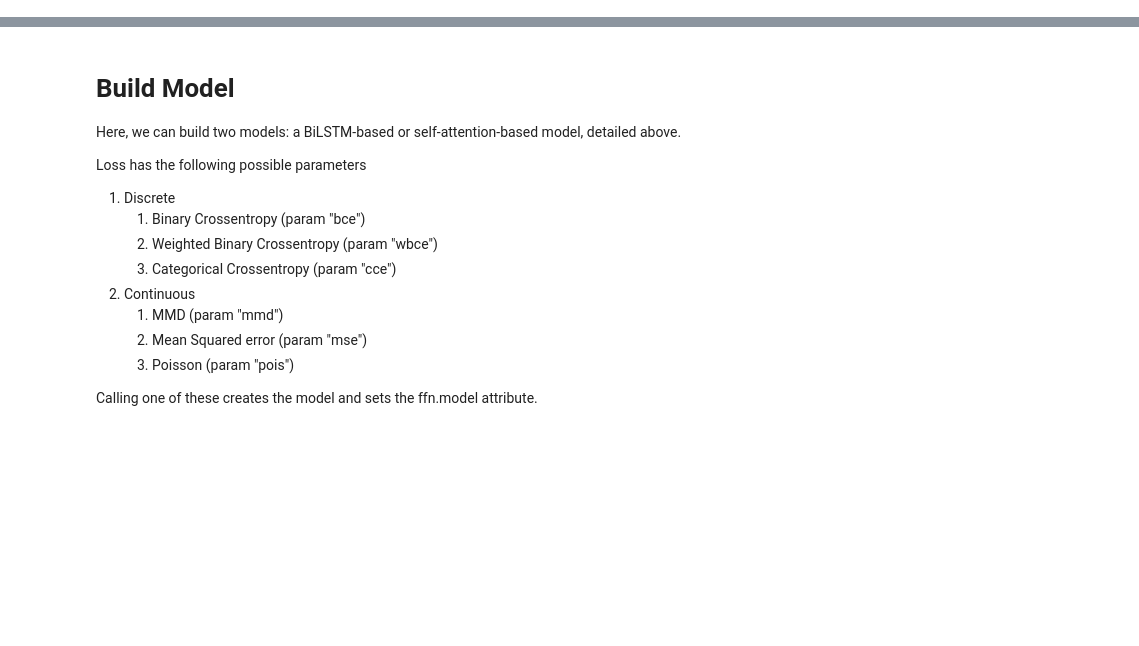
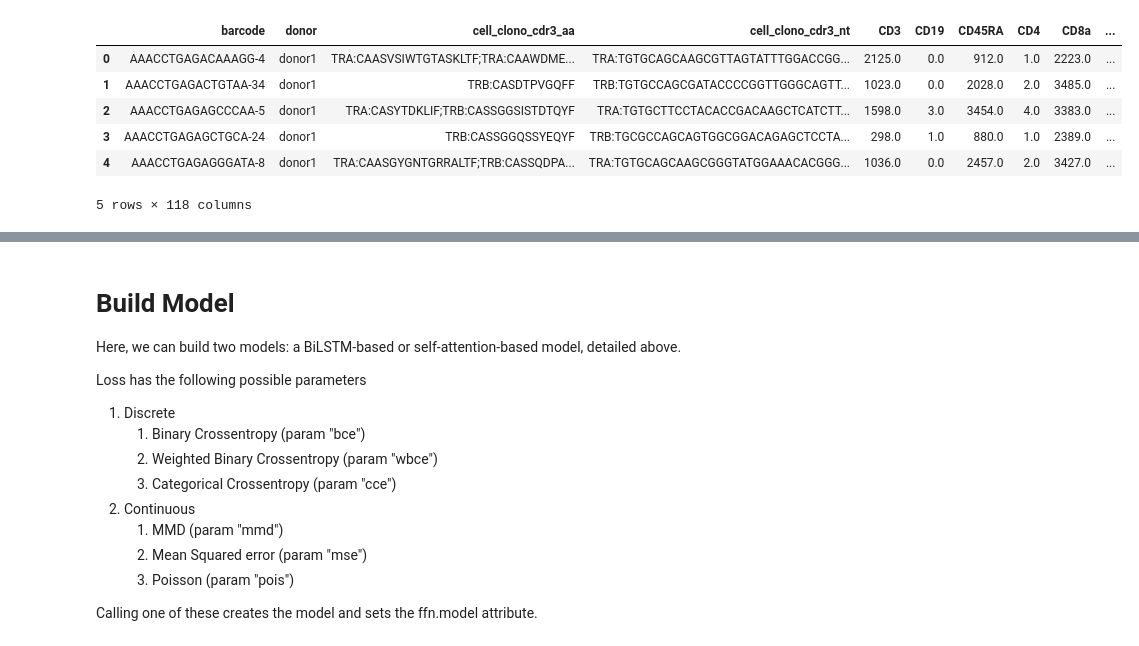
Before and after one commit to jboesen/tcellmatch, a Jupyter notebook: tutorials/10x_dataset_training.ipynb, the cells around one changed output, grey strips where cells are left out. Cells and saved outputs as stored; diff of their text form; code cells hidden in the pictures; blank space fills up the shorter version.

```diff
--- a/tutorials/10x_dataset_training.ipynb
+++ b/tutorials/10x_dataset_training.ipynb
@@ -17,0 +121,20 @@ This data is saved when running the previous notebook `10x_dataset_preprocessing
+# %%
+# Path of input directory.
+indir = '../tutorial_data/'
+# Path to 10x raw files.
+fns = [f"{indir}vdj_v1_hs_aggregated_donor1_binarized_matrix.csv",
+       f"{indir}vdj_v1_hs_aggregated_donor2_binarized_matrix.csv"]
+# Path to preprocessed clonotypes files.
+fns_clonotype = [f"{indir}vdj_v1_hs_aggregated_donor1_clonotypes.csv",
+                 f"{indir}vdj_v1_hs_aggregated_donor2_clonotypes.csv"]
+# %%
+cellranger_out = pd.read_csv(fns[0])
+cellranger_out.head()
+# %% [output]
+|  | barcode | donor | cell_clono_cdr3_aa | cell_clono_cdr3_nt | CD3 | CD19 | CD45RA | CD4 | CD8a | ... |
+| 0 | AAACCTGAGACAAAGG-4 | donor1 | TRA:CAASVSIWTGTASKLTF;TRA:CAAWDME... | TRA:TGTGCAGCAAGCGTTAGTATTTGGACCGG... | 2125.0 | 0.0 | 912.0 | 1.0 | 2223.0 | ... |
+| 1 | AAACCTGAGACTGTAA-34 | donor1 | TRB:CASDTPVGQFF | TRB:TGTGCCAGCGATACCCCGGTTGGGCAGTT... | 1023.0 | 0.0 | 2028.0 | 2.0 | 3485.0 | ... |
+| 2 | AAACCTGAGAGCCCAA-5 | donor1 | TRA:CASYTDKLIF;TRB:CASSGGSISTDTQYF | TRA:TGTGCTTCCTACACCGACAAGCTCATCTT... | 1598.0 | 3.0 | 3454.0 | 4.0 | 3383.0 | ... |
+| 3 | AAACCTGAGAGCTGCA-24 | donor1 | TRB:CASSGGQSSYEQYF | TRB:TGCGCCAGCAGTGGCGGACAGAGCTCCTA... | 298.0 | 1.0 | 880.0 | 1.0 | 2389.0 | ... |
+| 4 | AAACCTGAGAGGGATA-8 | donor1 | TRA:CAASGYGNTGRRALTF;TRB:CASSQDPA... | TRA:TGTGCAGCAAGCGGGTATGGAAACACGGG... | 1036.0 | 0.0 | 2457.0 | 2.0 | 3427.0 | ... |
+5 rows × 118 columns
```
Also changed, not shown: parts of 80 cells of this notebook, 21 other files.
